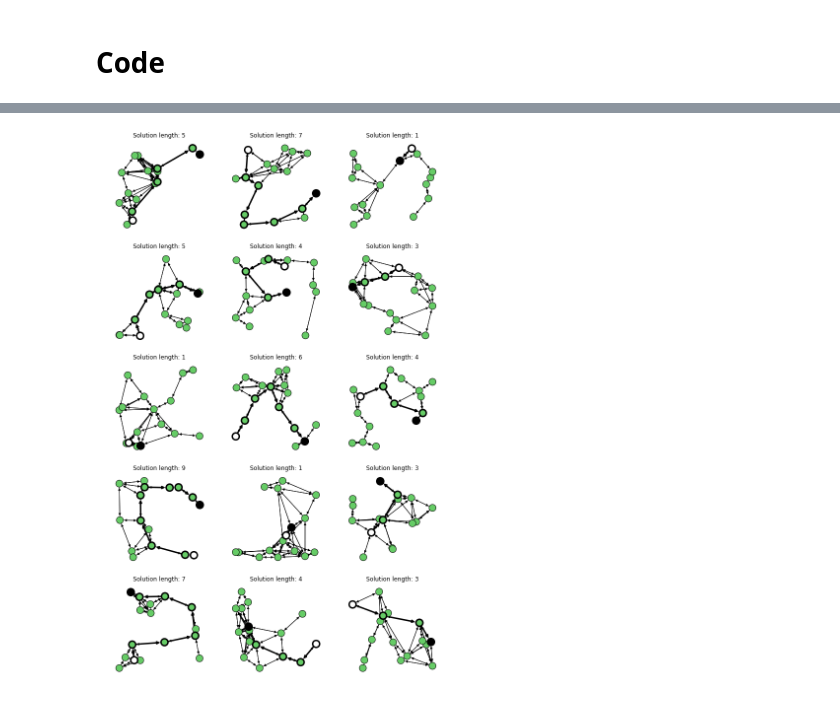
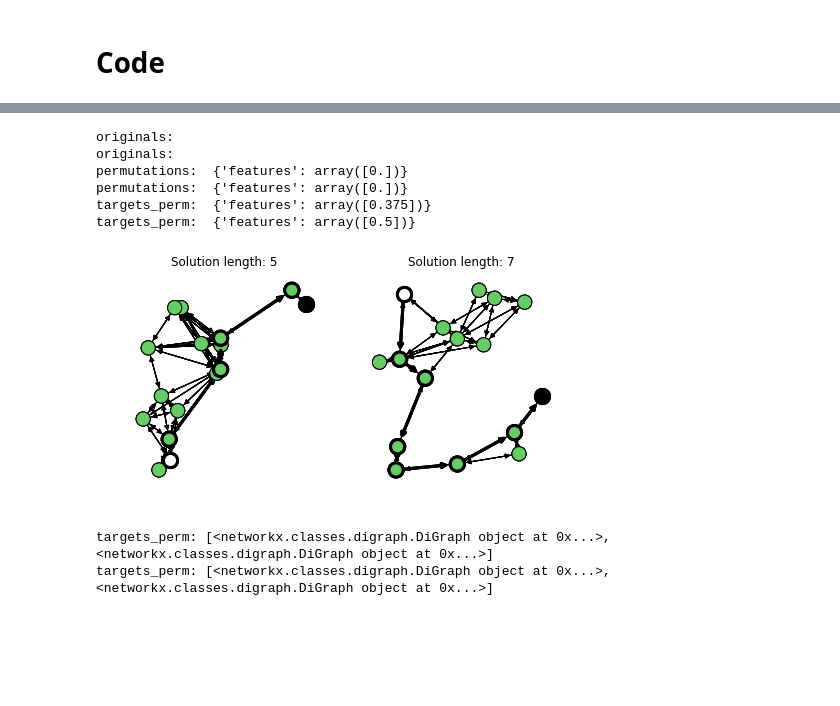
Before and after one commit to LRacoci/permutation-graphml, a Jupyter notebook: exploration/shortest_path/shortest_path.ipynb, the cells around one changed output, grey strips where cells are left out. Drawn from its saved outputs; the diff is of its cells as text; code cells hidden in the pictures; blank space fills up the shorter version.

```diff
--- a/exploration/shortest_path/shortest_path.ipynb
+++ b/exploration/shortest_path/shortest_path.ipynb
@@ -635,28 +705,70 @@ class GraphPlotter(object):
 # %%
 #@title Visualize example graphs  { form-width: "30%" }
 seed = 1  #@param{type: 'integer'}
 rand = np.random.RandomState(seed=seed)
 
-num_examples = 15  #@param{type: 'integer'}
+num_examples = 2  #@param{type: 'integer'}
 # Large values (1000+) make trees. Try 20-60 for good non-trees.
 theta = 20  #@param{type: 'integer'}
 num_nodes_min_max = (16, 17)
 
 input_graphs, target_graphs, graphs = generate_networkx_graphs(
     rand, num_examples, num_nodes_min_max, theta)
 
+inputs_perm = [
+        nx.relabel_nodes(graph, mapping={i: p for i,p in enumerate(np.random.permutation(len(graph)))})
+        for graph in input_graphs
+    ]
+targets_perm = [
+    nx.relabel_nodes(graph, mapping={i: p for i,p in enumerate(np.random.permutation(len(graph)))})
+    for graph in target_graphs
+]
+
 num = min(num_examples, 16)
 w = 3
 h = int(np.ceil(num / w))
 fig = plt.figure(40, figsize=(w * 4, h * 4))
 fig.clf()
+
 for j, graph in enumerate(graphs):
+  print("originals:")
   ax = fig.add_subplot(h, w, j + 1)
   pos = get_node_dict(graph, "pos")
   plotter = GraphPlotter(ax, graph, pos)
   plotter.draw_graph_with_solution()
+
+
+for j, graph in enumerate(inputs_perm):
+  print("permutations: ", inputs_perm[j].graph)
+  ax = fig.add_subplot(h, w, j + 1)
+  pos = get_node_dict(graph, "pos")
+  plotter = GraphPlotter(ax, graph, pos)
+  plotter.draw_graph_with_solution()
+
+for j, graph in enumerate(targets_perm):
+  print("targets_perm: ", targets_perm[j].graph)
+  ax = fig.add_subplot(h, w, j + 1)
+  pos = get_node_dict(graph, "pos")
+  plotter = GraphPlotter(ax, graph, pos)
+  plotter.draw_graph_with_solution()
 # %% [output]
+originals:
+originals:
+permutations:  {'features': array([0.])}
+permutations:  {'features': array([0.])}
+targets_perm:  {'features': array([0.375])}
+targets_perm:  {'features': array([0.5])}
-[figure, old version]
+[figure, new version]
+# %%
+for j, graph in enumerate(targets_perm):
+  print("targets_perm:", targets_perm)
+  ax = fig.add_subplot(h, w, j + 1)
+  pos = get_node_dict(graph, "pos")
+  plotter = GraphPlotter(ax, graph, pos)
+  plotter.draw_graph_with_solution()
+# %% [output]
+targets_perm: [<networkx.classes.digraph.DiGraph object at 0x...>, <networkx.classes.digraph.DiGraph object at 0x...>]
+targets_perm: [<networkx.classes.digraph.DiGraph object at 0x...>, <networkx.classes.digraph.DiGraph object at 0x...>]
 # %%
 #@title Set up model training and evaluation  { form-width: "30%" }
 
```
Also changed, not shown: parts of 5 cells of this notebook, 2 other files.
